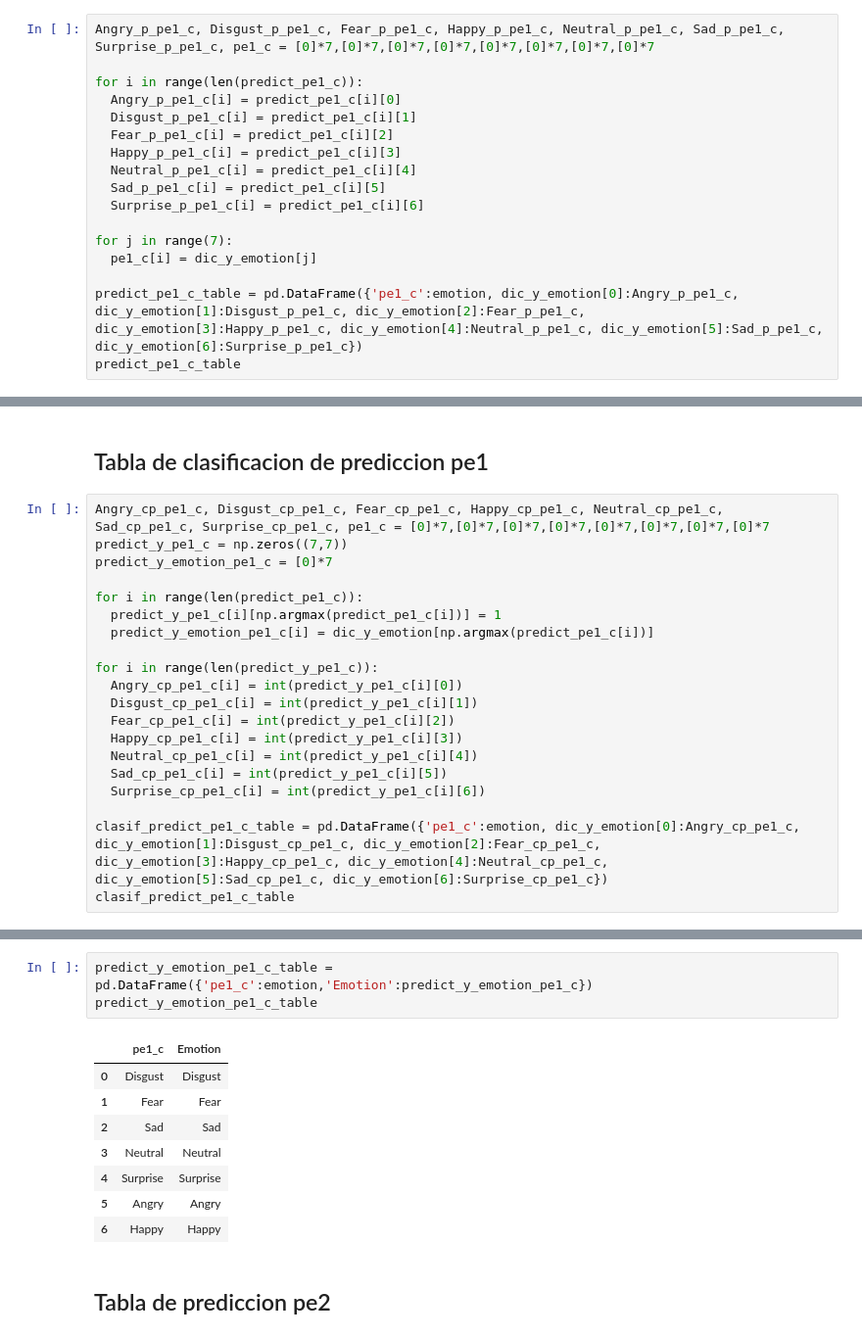
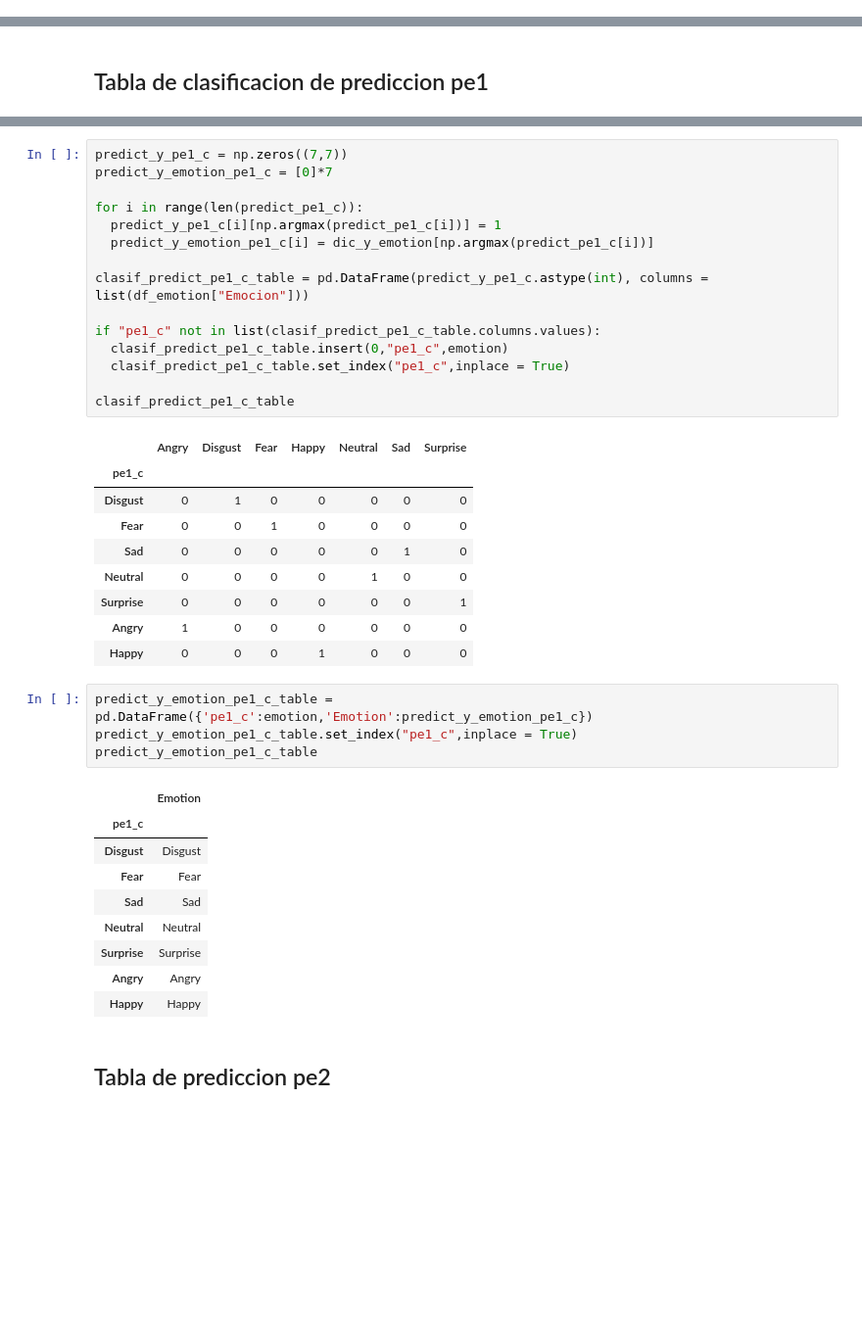
Before and after one commit to OscarJCC/Google-Colab-Professional-Internship-Project-Machine-Learning, a Jupyter notebook: Show_Result.ipynb, the cells around one changed output, grey strips where cells are left out. Shown: that part at 98% size. Saved outputs shown, nothing was run; the diff lists cells and outputs as text; blank space fills up the shorter version.

```diff
--- a/Show_Result.ipynb
+++ b/Show_Result.ipynb
@@ -84,20 +84,3 @@ result_table
 # Tablas de prediccion y clasificacion con Entrenamiento_Completo
 # %% [markdown]
 ## Tabla de prediccion pe1
-# %%
-Angry_p_pe1_c, Disgust_p_pe1_c, Fear_p_pe1_c, Happy_p_pe1_c, Neutral_p_pe1_c, Sad_p_pe1_c, Surprise_p_pe1_c, pe1_c = [0]*7,[0]*7,[0]*7,[0]*7,[0]*7,[0]*7,[0]*7,[0]*7
-
-for i in range(len(predict_pe1_c)):
-  Angry_p_pe1_c[i] = predict_pe1_c[i][0]
-  Disgust_p_pe1_c[i] = predict_pe1_c[i][1]
-  Fear_p_pe1_c[i] = predict_pe1_c[i][2]
-  Happy_p_pe1_c[i] = predict_pe1_c[i][3]
-  Neutral_p_pe1_c[i] = predict_pe1_c[i][4]
-  Sad_p_pe1_c[i] = predict_pe1_c[i][5]
-  Surprise_p_pe1_c[i] = predict_pe1_c[i][6]
-
-for j in range(7):
-  pe1_c[i] = dic_y_emotion[j]
-
-predict_pe1_c_table = pd.DataFrame({'pe1_c':emotion, dic_y_emotion[0]:Angry_p_pe1_c, dic_y_emotion[1]:Disgust_p_pe1_c, dic_y_emotion[2]:Fear_p_pe1_c, dic_y_emotion[3]:Happy_p_pe1_c, dic_y_emotion[4]:Neutral_p_pe1_c, dic_y_emotion[5]:Sad_p_pe1_c, dic_y_emotion[6]:Surprise_p_pe1_c})
-predict_pe1_c_table
@@ -113,22 +105,2 @@ predict_pe1_c_table
 # %% [markdown]
 ## Tabla de clasificacion de prediccion pe1
-# %%
-Angry_cp_pe1_c, Disgust_cp_pe1_c, Fear_cp_pe1_c, Happy_cp_pe1_c, Neutral_cp_pe1_c, Sad_cp_pe1_c, Surprise_cp_pe1_c, pe1_c = [0]*7,[0]*7,[0]*7,[0]*7,[0]*7,[0]*7,[0]*7,[0]*7
-predict_y_pe1_c = np.zeros((7,7))
-predict_y_emotion_pe1_c = [0]*7
-
-for i in range(len(predict_pe1_c)):
-  predict_y_pe1_c[i][np.argmax(predict_pe1_c[i])] = 1
-  predict_y_emotion_pe1_c[i] = dic_y_emotion[np.argmax(predict_pe1_c[i])]
-
-for i in range(len(predict_y_pe1_c)):
-  Angry_cp_pe1_c[i] = int(predict_y_pe1_c[i][0])
-  Disgust_cp_pe1_c[i] = int(predict_y_pe1_c[i][1])
-  Fear_cp_pe1_c[i] = int(predict_y_pe1_c[i][2])
-  Happy_cp_pe1_c[i] = int(predict_y_pe1_c[i][3])
-  Neutral_cp_pe1_c[i] = int(predict_y_pe1_c[i][4])
-  Sad_cp_pe1_c[i] = int(predict_y_pe1_c[i][5])
-  Surprise_cp_pe1_c[i] = int(predict_y_pe1_c[i][6])
-
-clasif_predict_pe1_c_table = pd.DataFrame({'pe1_c':emotion, dic_y_emotion[0]:Angry_cp_pe1_c, dic_y_emotion[1]:Disgust_cp_pe1_c, dic_y_emotion[2]:Fear_cp_pe1_c, dic_y_emotion[3]:Happy_cp_pe1_c, dic_y_emotion[4]:Neutral_cp_pe1_c, dic_y_emotion[5]:Sad_cp_pe1_c, dic_y_emotion[6]:Surprise_cp_pe1_c})
-clasif_predict_pe1_c_table
@@ -144,14 +107,41 @@ clasif_predict_pe1_c_table
+# %%
+predict_y_pe1_c = np.zeros((7,7))
+predict_y_emotion_pe1_c = [0]*7
+
+for i in range(len(predict_pe1_c)):
+  predict_y_pe1_c[i][np.argmax(predict_pe1_c[i])] = 1
+  predict_y_emotion_pe1_c[i] = dic_y_emotion[np.argmax(predict_pe1_c[i])]
+
+clasif_predict_pe1_c_table = pd.DataFrame(predict_y_pe1_c.astype(int), columns = list(df_emotion["Emocion"]))
+
+if "pe1_c" not in list(clasif_predict_pe1_c_table.columns.values):
+  clasif_predict_pe1_c_table.insert(0,"pe1_c",emotion)
+  clasif_predict_pe1_c_table.set_index("pe1_c",inplace = True)
+
+clasif_predict_pe1_c_table
+# %% [output]
+|  | Angry | Disgust | Fear | Happy | Neutral | Sad | Surprise |
+| pe1_c |  |  |  |  |  |  |  |
+| Disgust | 0 | 1 | 0 | 0 | 0 | 0 | 0 |
+| Fear | 0 | 0 | 1 | 0 | 0 | 0 | 0 |
+| Sad | 0 | 0 | 0 | 0 | 0 | 1 | 0 |
+| Neutral | 0 | 0 | 0 | 0 | 1 | 0 | 0 |
+| Surprise | 0 | 0 | 0 | 0 | 0 | 0 | 1 |
+| Angry | 1 | 0 | 0 | 0 | 0 | 0 | 0 |
+| Happy | 0 | 0 | 0 | 1 | 0 | 0 | 0 |
 # %%
 predict_y_emotion_pe1_c_table = pd.DataFrame({'pe1_c':emotion,'Emotion':predict_y_emotion_pe1_c})
+predict_y_emotion_pe1_c_table.set_index("pe1_c",inplace = True)
 predict_y_emotion_pe1_c_table
 # %% [output]
-|  | pe1_c | Emotion |
-| 0 | Disgust | Disgust |
-| 1 | Fear | Fear |
-| 2 | Sad | Sad |
-| 3 | Neutral | Neutral |
-| 4 | Surprise | Surprise |
-| 5 | Angry | Angry |
-| 6 | Happy | Happy |
+|  | Emotion |
+| pe1_c |  |
+| Disgust | Disgust |
+| Fear | Fear |
+| Sad | Sad |
+| Neutral | Neutral |
+| Surprise | Surprise |
+| Angry | Angry |
+| Happy | Happy |
 # %% [markdown]
 ## Tabla de prediccion pe2
```
Also changed, not shown: parts of 37 cells of this notebook.
